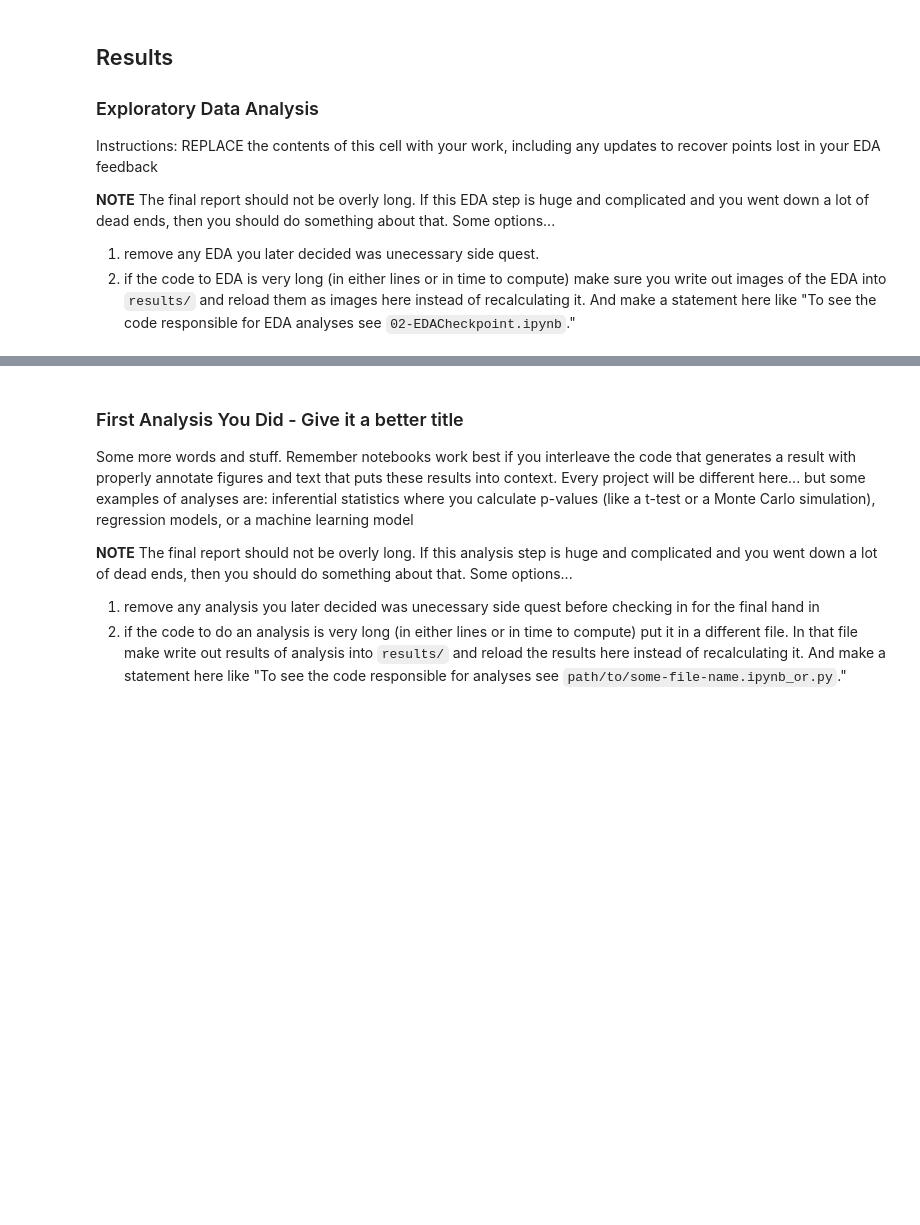
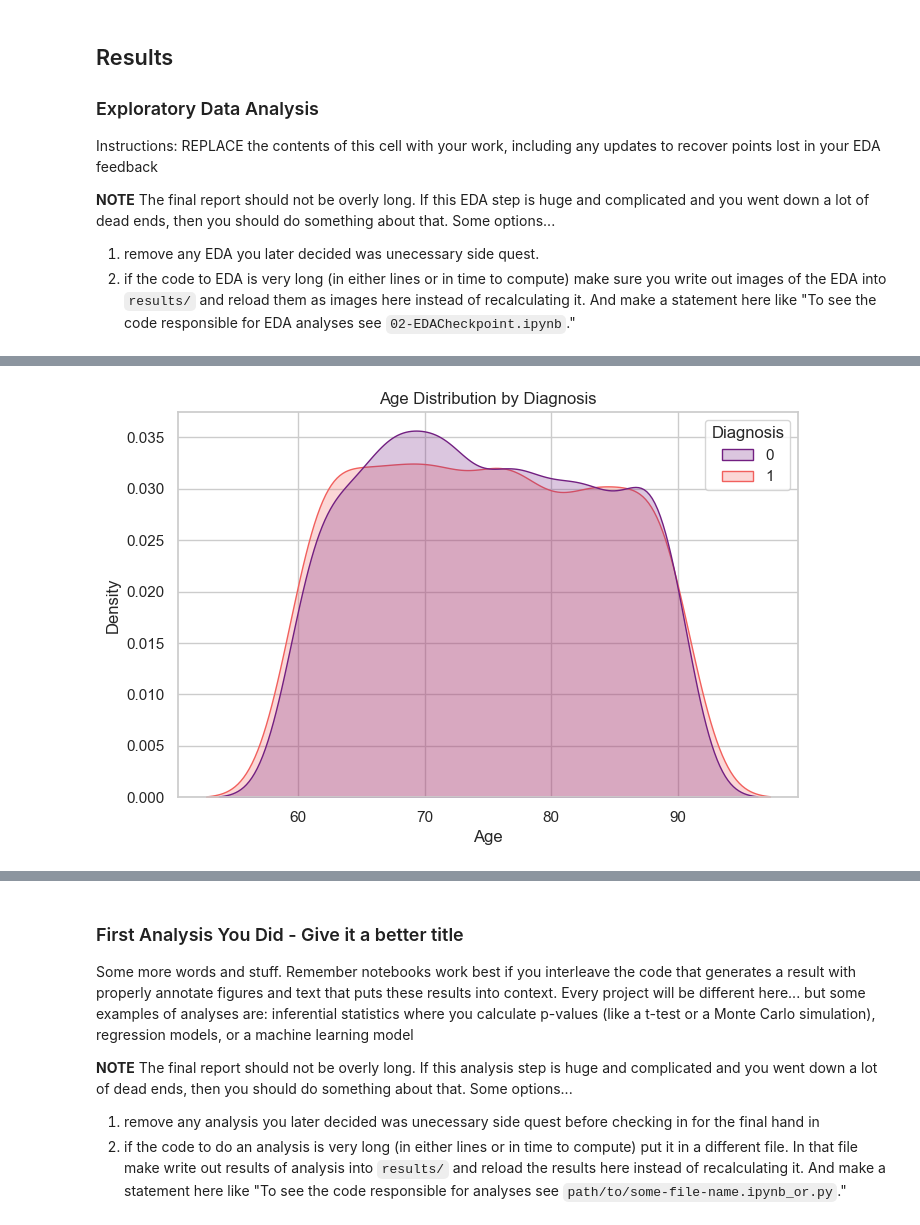
Before and after one commit to COGS108/Group056_WI26, a Jupyter notebook: 03-FinalProject.ipynb, the cells around one changed output, grey strips where cells are left out. Saved outputs shown, nothing was run; the diff lists cells and outputs as text; code cells hidden in the pictures; blank space fills up the shorter version.

```diff
--- a/03-FinalProject.ipynb
+++ b/03-FinalProject.ipynb
@@ -139,0 +270,9 @@ Instructions: REPLACE the contents of this cell with your work, including any up
+# %%
+##Age Distribution
+
+plt.figure(figsize=(8, 5))
+sns.kdeplot(data=df, x='Age', hue='Diagnosis', fill=True, common_norm=False, palette='magma')
+plt.title('Age Distribution by Diagnosis')
+plt.show()
+# %% [output]
+[figure, added]
```
Also changed, not shown: parts of 16 cells of this notebook.
